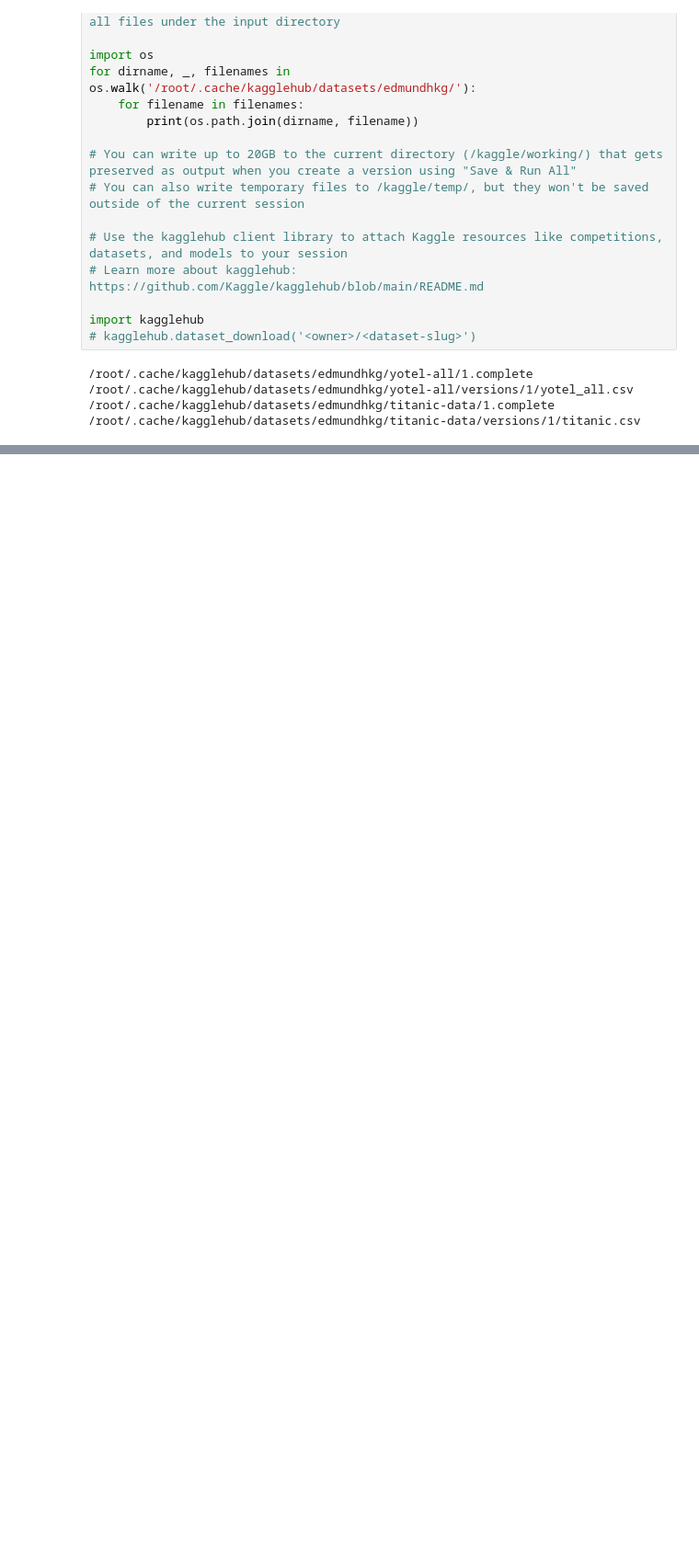
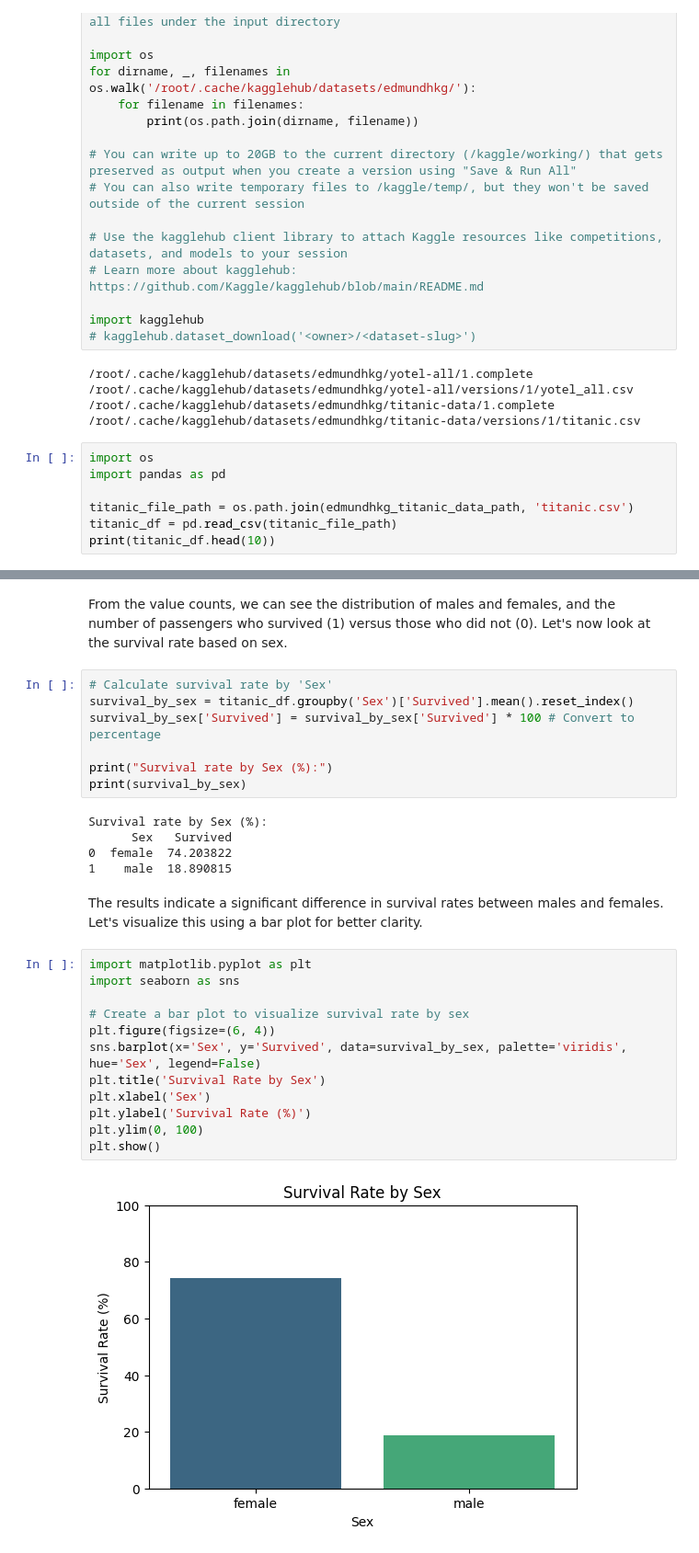
Before and after one commit to EdmundShea/google_colab, a Jupyter notebook: notebook48ba9c0a0e.ipynb, the cells around one changed output, grey strips where cells are left out. Shown at 92% size. Drawn from its saved outputs; the diff is of its cells as text; blank space fills up the shorter version.

```diff
--- a/notebook48ba9c0a0e.ipynb
+++ b/notebook48ba9c0a0e.ipynb
@@ -55,3 +51,10 @@ import kagglehub
 /root/.cache/kagglehub/datasets/edmundhkg/yotel-all/versions/1/yotel_all.csv
 /root/.cache/kagglehub/datasets/edmundhkg/titanic-data/1.complete
 /root/.cache/kagglehub/datasets/edmundhkg/titanic-data/versions/1/titanic.csv
+# %%
+import os
+import pandas as pd
+
+titanic_file_path = os.path.join(edmundhkg_titanic_data_path, 'titanic.csv')
+titanic_df = pd.read_csv(titanic_file_path)
+print(titanic_df.head(10))
@@ -57,0 +105,30 @@ import kagglehub
+# %% [markdown]
+From the value counts, we can see the distribution of males and females, and the number of passengers who survived (1) versus those who did not (0). Let's now look at the survival rate based on sex.
+# %%
+# Calculate survival rate by 'Sex'
+survival_by_sex = titanic_df.groupby('Sex')['Survived'].mean().reset_index()
+survival_by_sex['Survived'] = survival_by_sex['Survived'] * 100 # Convert to percentage
+
+print("Survival rate by Sex (%):")
+print(survival_by_sex)
+# %% [output]
+Survival rate by Sex (%):
+      Sex   Survived
+0  female  74.203822
+1    male  18.890815
+# %% [markdown]
+The results indicate a significant difference in survival rates between males and females. Let's visualize this using a bar plot for better clarity.
+# %%
+import matplotlib.pyplot as plt
+import seaborn as sns
+
+# Create a bar plot to visualize survival rate by sex
+plt.figure(figsize=(6, 4))
+sns.barplot(x='Sex', y='Survived', data=survival_by_sex, palette='viridis', hue='Sex', legend=False)
+plt.title('Survival Rate by Sex')
+plt.xlabel('Sex')
+plt.ylabel('Survival Rate (%)')
+plt.ylim(0, 100)
+plt.show()
+# %% [output]
+[figure, added]
```
Also changed, not shown: parts of 8 cells of this notebook.
